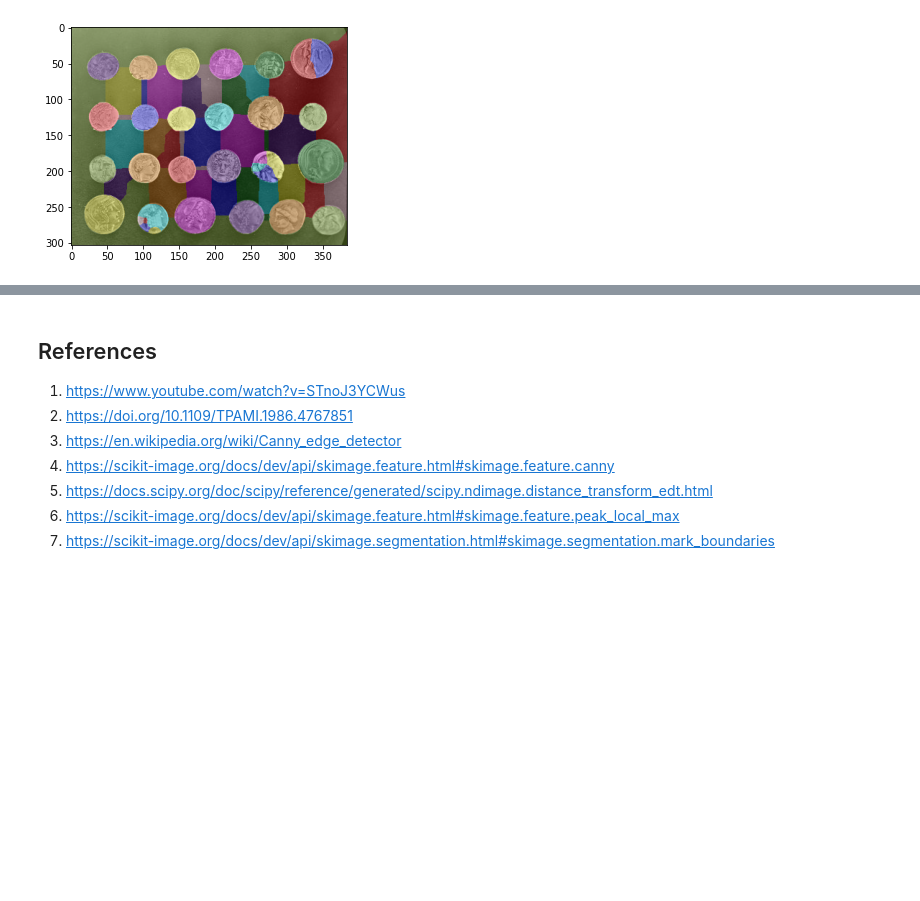
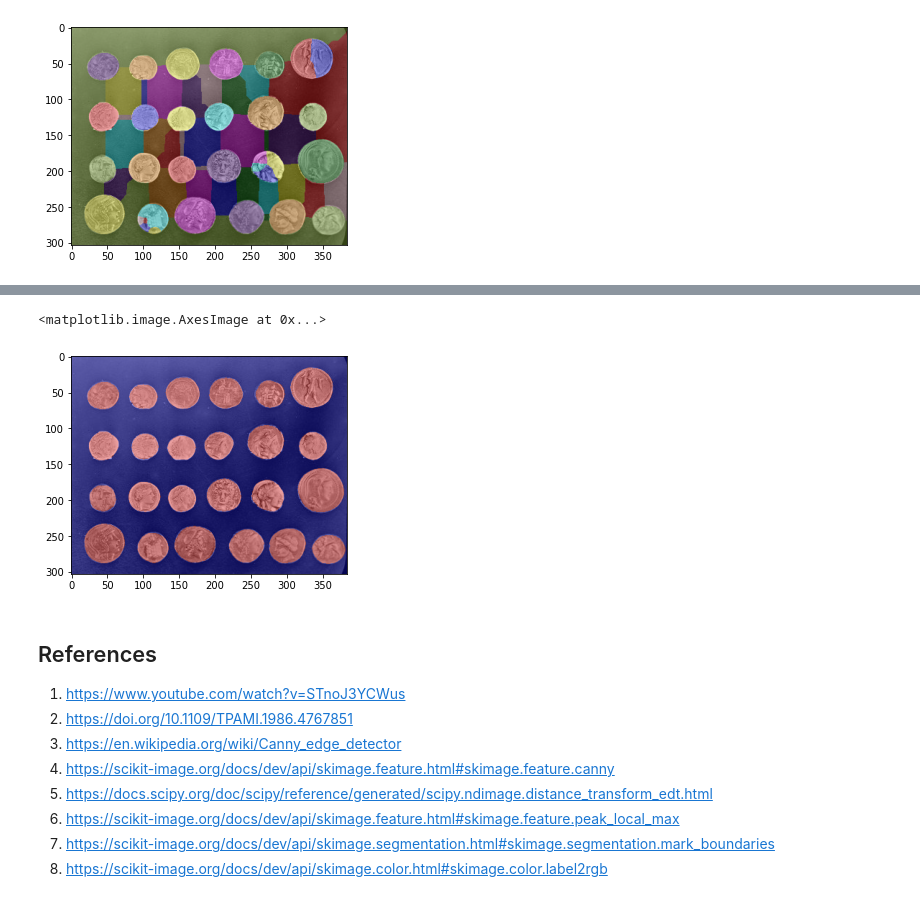
Before and after one commit to MarkFerenci/tumors-segmentation, a Jupyter notebook: Coins.ipynb, the cells around one changed output, grey strips where cells are left out. Saved outputs shown, nothing was run; the diff lists cells and outputs as text; code cells hidden in the pictures; blank space fills up the shorter version.

```diff
--- a/Coins.ipynb
+++ b/Coins.ipynb
@@ -146,3 +195,13 @@ Use watershed algorithm. Watershed algorithm treats image it operates upon as to
+# %%
+classified_labels = labels.copy()
+
+for bg_fg, region in zip(bg_fg_labels, regions):
+    classified_labels[tuple(region.coords.T)] = bg_fg
+# %%
+plt.imshow(color.label2rgb(classified_labels, image=coins))
+# %% [output]
+<matplotlib.image.AxesImage at 0x...>
+[figure, added]
 # %% [markdown]
 ## References
 
@@ -153,3 +212,4 @@ Use watershed algorithm. Watershed algorithm treats image it operates upon as to
 5. https://docs.scipy.org/doc/scipy/reference/generated/scipy.ndimage.distance_transform_edt.html
 6. https://scikit-image.org/docs/dev/api/skimage.feature.html#skimage.feature.peak_local_max
 7. https://scikit-image.org/docs/dev/api/skimage.segmentation.html#skimage.segmentation.mark_boundaries
+8. https://scikit-image.org/docs/dev/api/skimage.color.html#skimage.color.label2rgb
```
Also changed, not shown: parts of 12 cells of this notebook.
